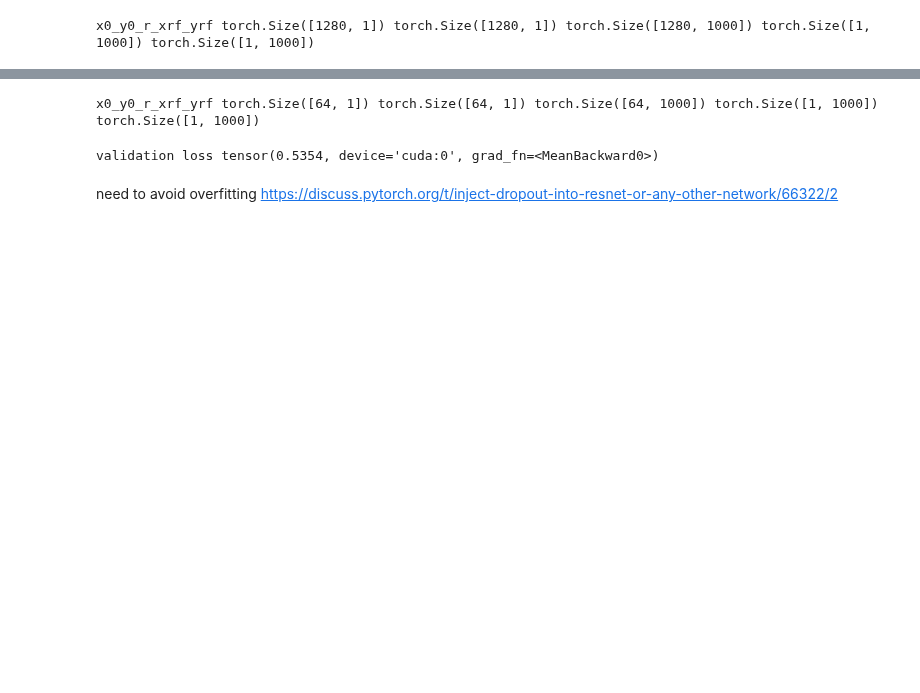
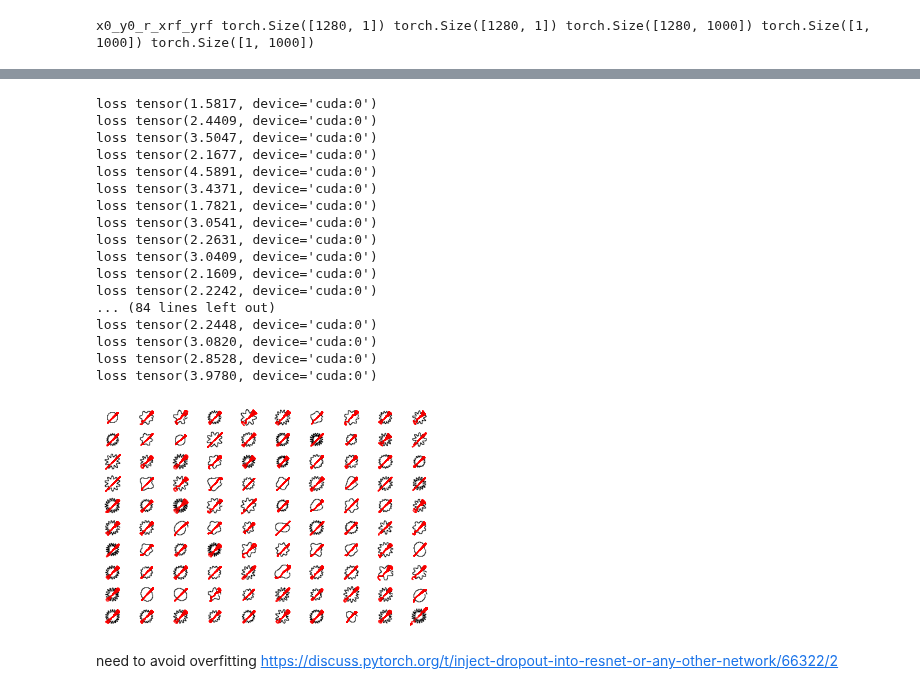
Before and after one commit to WilliamAshbee/splineexample, a Jupyter notebook: CNN_Wideres_mod2WFCL.ipynb, the cells around one changed output, grey strips where cells are left out. Saved outputs shown, nothing was run; the diff lists cells and outputs as text; code cells hidden in the pictures; blank space fills up the shorter version.

```diff
--- a/CNN_Wideres_mod2WFCL.ipynb
+++ b/CNN_Wideres_mod2WFCL.ipynb
@@ -207,11 +190,11 @@ from torch.utils import data
 from torch.utils.data import DataLoader, TensorDataset, RandomSampler
 
 mini_batch = 64
-dataset = DonutDataset(length = 64*20)
+train_dataset = DonutDataset(length = 64*20)
 loader_train = data.DataLoader(
-    dataset,
+    train_dataset,
     batch_size=mini_batch,
-    sampler=RandomSampler(data_source=dataset),
+    sampler=RandomSampler(data_source=train_dataset),
     num_workers=4)
 # %% [output]
 x0_y0_r_xrf_yrf torch.Size([1280, 1]) torch.Size([1280, 1]) torch.Size([1280, 1000]) torch.Size([1, 1000]) torch.Size([1, 1000])
@@ -401,9 +384,9 @@ class ResNet(nn.Module):
         self.layer4 = self._make_layer(block, 512, layers[3], stride=2,
                                        dilate=replace_stride_with_dilation[2])
         self.avgpool = nn.AdaptiveAvgPool2d((1, 1))
-        self.do1 = nn.Dropout()
-        self.fc = nn.Sequential(nn.Linear(512 * block.expansion, num_classes*10),nn.ReLU(),nn.Dropout(),nn.Linear(num_classes*10,num_classes),nn.Sigmoid())
-        #self.fc = nn.Linear(num_classes*1000, num_classes)
+        #self.do1 = nn.Dropout()
+        self.fc = nn.Sequential(nn.Linear(512 * block.expansion, num_classes*100),nn.ReLU(),nn.Dropout(),nn.Linear(num_classes*100,num_classes),nn.Sigmoid())
+        #self.fc = nn.Linear(512 * block.expansion, num_classes)
         for m in self.modules():
             if isinstance(m, nn.Conv2d):
                 nn.init.kaiming_normal_(m.weight, mode='fan_out', nonlinearity='relu')
@@ -706,16 +689,37 @@ epoch 99 loss tensor(0.0777, device='cuda:0', grad_fn=<MeanBackward0>)
+# %%
+model = model.eval()
+#dataset = DonutDataset(length = 100)
+DonutDataset.displayCanvas('cnn-resn18-mod-2WFCL.png',train_dataset, model = model)
+# %% [output]
+loss tensor(1.5817, device='cuda:0')
+loss tensor(2.4409, device='cuda:0')
+loss tensor(3.5047, device='cuda:0')
+loss tensor(2.1677, device='cuda:0')
+loss tensor(4.5891, device='cuda:0')
+loss tensor(3.4371, device='cuda:0')
+loss tensor(1.7821, device='cuda:0')
+loss tensor(3.0541, device='cuda:0')
+loss tensor(2.2631, device='cuda:0')
+loss tensor(3.0409, device='cuda:0')
+loss tensor(2.1609, device='cuda:0')
+loss tensor(2.2242, device='cuda:0')
+... (84 lines left out)
+loss tensor(2.2448, device='cuda:0')
+loss tensor(3.0820, device='cuda:0')
+loss tensor(2.8528, device='cuda:0')
+loss tensor(3.9780, device='cuda:0')
+[figure, added]
 # %%
 from torch.utils import data
 from torch.utils.data import DataLoader, TensorDataset, RandomSampler
 
 mini_batch = 64
-dataset = DonutDataset(length = 64)
+dataset = DonutDataset(length = 100)
 loader_test = data.DataLoader(
     dataset,
     batch_size=mini_batch,
     sampler=RandomSampler(data_source=dataset),
     num_workers=4)
-# %% [output]
-x0_y0_r_xrf_yrf torch.Size([64, 1]) torch.Size([64, 1]) torch.Size([64, 1000]) torch.Size([1, 1000]) torch.Size([1, 1000])
 # %%
 model = model.eval()
 for x,y in loader_test:
@@ -723,8 +727,7 @@ for x,y in loader_test:
   y = y.cuda()
   loss = mse_cnn(x,y)
   print('validation loss',loss)
+  break
-# %% [output]
-validation loss tensor(0.5354, device='cuda:0', grad_fn=<MeanBackward0>)
 # %% [markdown]
 need to avoid overfitting
 https://discuss.pytorch.org/t/inject-dropout-into-resnet-or-any-other-network/66322/2
```
Also changed, not shown: parts of 5 cells of this notebook.
